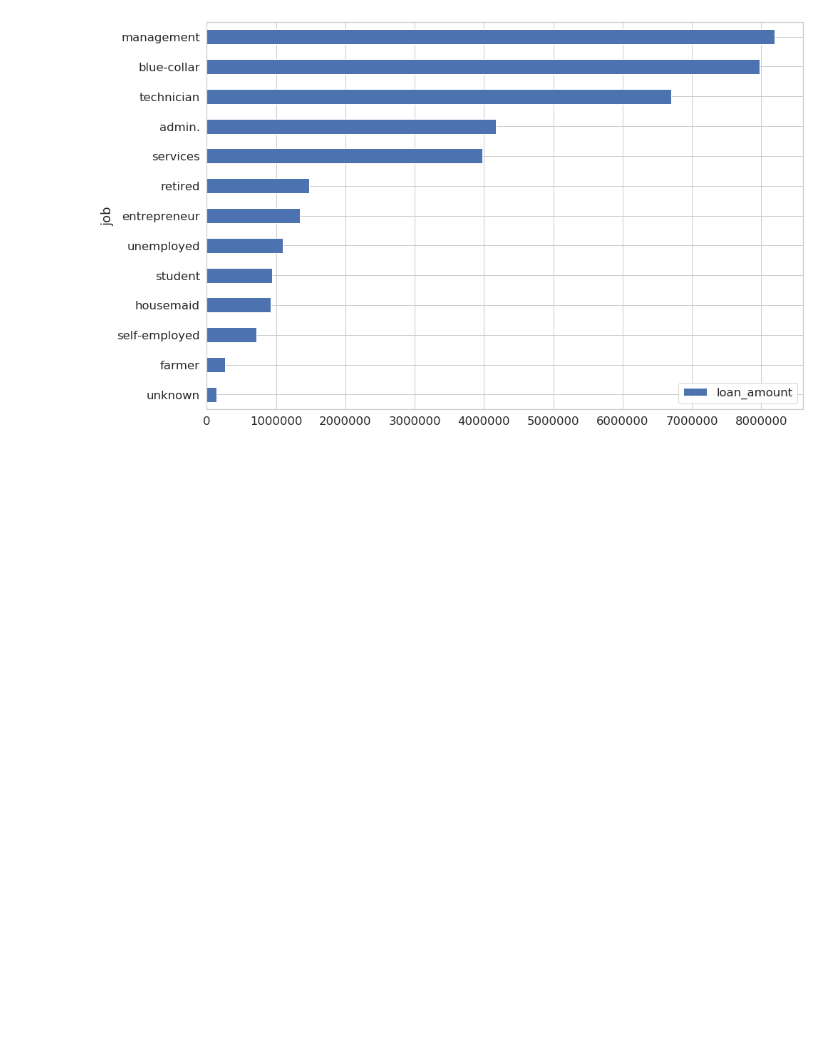
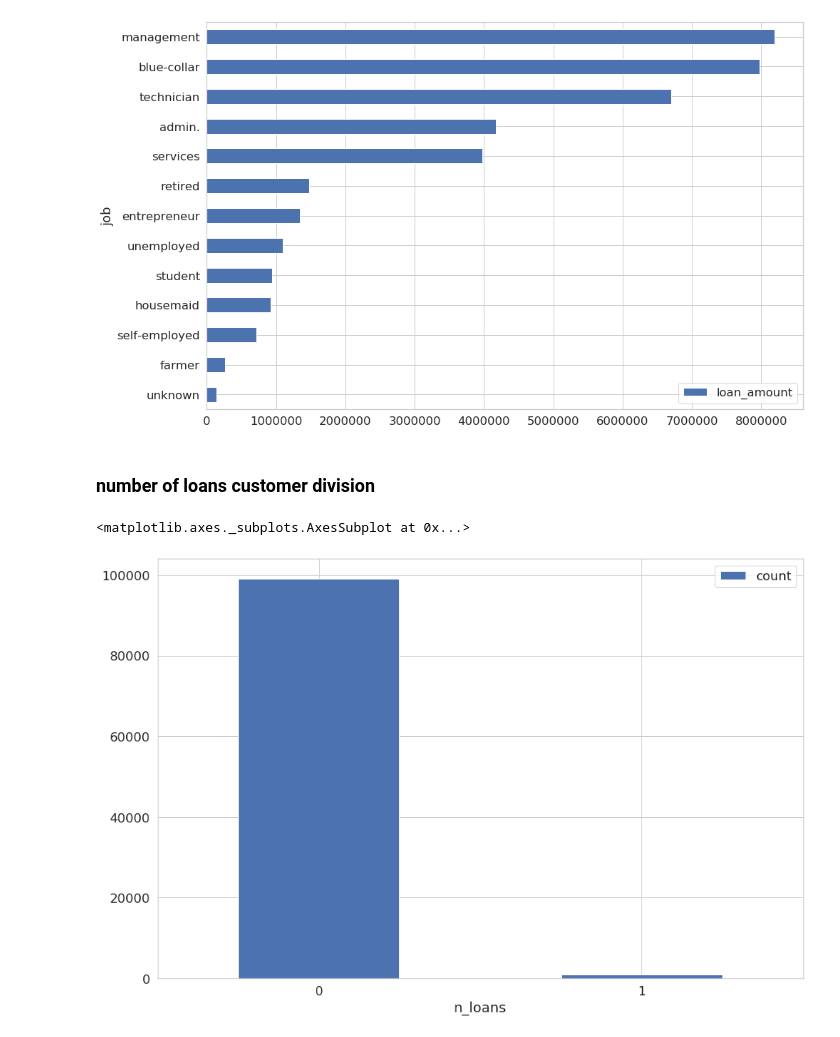
Before and after one commit to michalbogdanowicz/ADMT, a Jupyter notebook: Simple_visualiazations.ipynb, the cells around one changed output. Drawn from its saved outputs; the diff is of its cells as text; code cells hidden in the pictures; blank space fills up the shorter version.

```diff
--- a/Simple_visualiazations.ipynb
+++ b/Simple_visualiazations.ipynb
@@ -99,3 +99,28 @@ df.plot.barh(figsize=(15,10), rot = 0)
 # %% [output]
 <matplotlib.axes._subplots.AxesSubplot at 0x...>
 [figure]
+# %% [markdown]
+### number of loans customer division
+# %%
+conn = getConnection()
+
+sql = """
+select num_loans.n_loans, count(*)
+from
+(SELECT c.customer_key ,COUNT( s.loan_amount)as n_loans
+FROM customer c left outer join sale s on  s.customer_key = c.customer_key
+GROUP BY c.customer_key
+ORDER BY n_loans desc)
+ num_loans
+GROUP BY num_loans.n_loans
+
+"""
+
+df = sqlio.read_sql_query(sql, conn)
+df = df.set_index('n_loans')
+conn.close()
+df.head()
+df.plot.bar(figsize=(15,10), rot = 0)
+# %% [output]
+<matplotlib.axes._subplots.AxesSubplot at 0x...>
+[figure, added]
```
Also changed, not shown: parts of 10 cells of this notebook, 8 other files.
